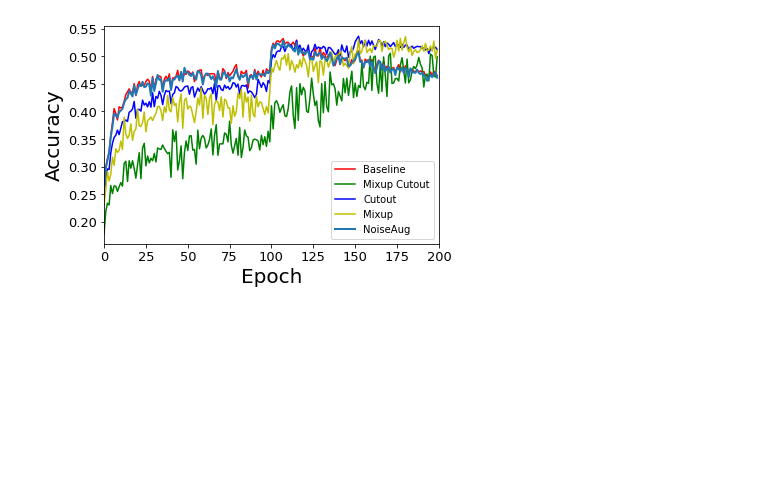
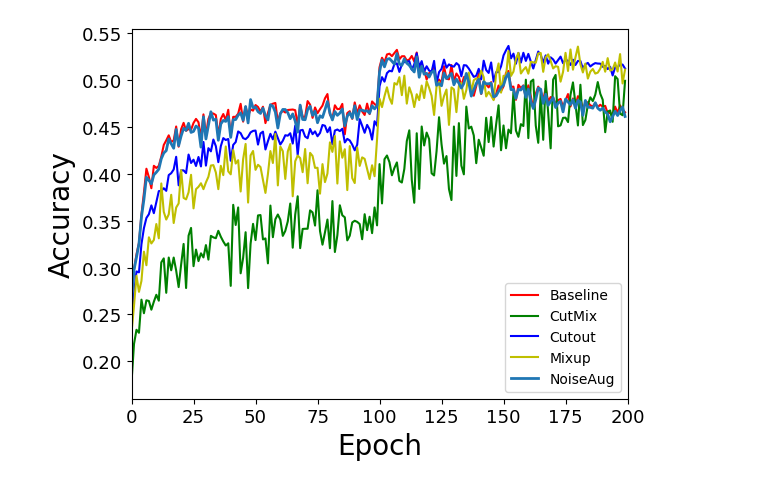
Before and after one commit to pantheon5100/random_agumentation, a Jupyter notebook: jupyter_notebook/resutl_plotting_kl.ipynb, the cells around one changed output. Saved outputs shown, nothing was run; the diff lists cells and outputs as text; code cells hidden in the pictures; blank space fills up the shorter version.

```diff
--- a/jupyter_notebook/resutl_plotting_kl.ipynb
+++ b/jupyter_notebook/resutl_plotting_kl.ipynb
@@ -1443,25 +1456,25 @@ noise_aug = [
 # %%
 import pandas as pd
 
 import matplotlib.pyplot as plt
 from matplotlib.pyplot import MultipleLocator
 
 l1=plt.plot(rb_baseline ,'r', label='Baseline')
-l1=plt.plot(rb_mixup_cutout ,'g', label='Mixup Cutout')
+l1=plt.plot(rb_mixup_cutout ,'g', label='CutMix')
 l1=plt.plot(rb_cutout ,'b', label='Cutout')
 l1=plt.plot(rb_mixup ,'y', label='Mixup')
 l1=plt.plot(noise_aug, label='NoiseAug', linewidth=2)
 
 
 
 plt.xlabel('Epoch',fontsize=20)
 plt.ylabel('Accuracy',fontsize=20)
 
 plt.xlim((0, 200))
 plt.xticks(fontsize=13)
 plt.yticks(fontsize=13)
 plt.legend()
 plt.savefig('robustic_overfitting.pdf',bbox_inches='tight')
 plt.show()
 # %% [output]
-[figure, old version]
+[figure, new version]
```
Also changed, not shown: parts of 3 cells of this notebook, 10 other files.
